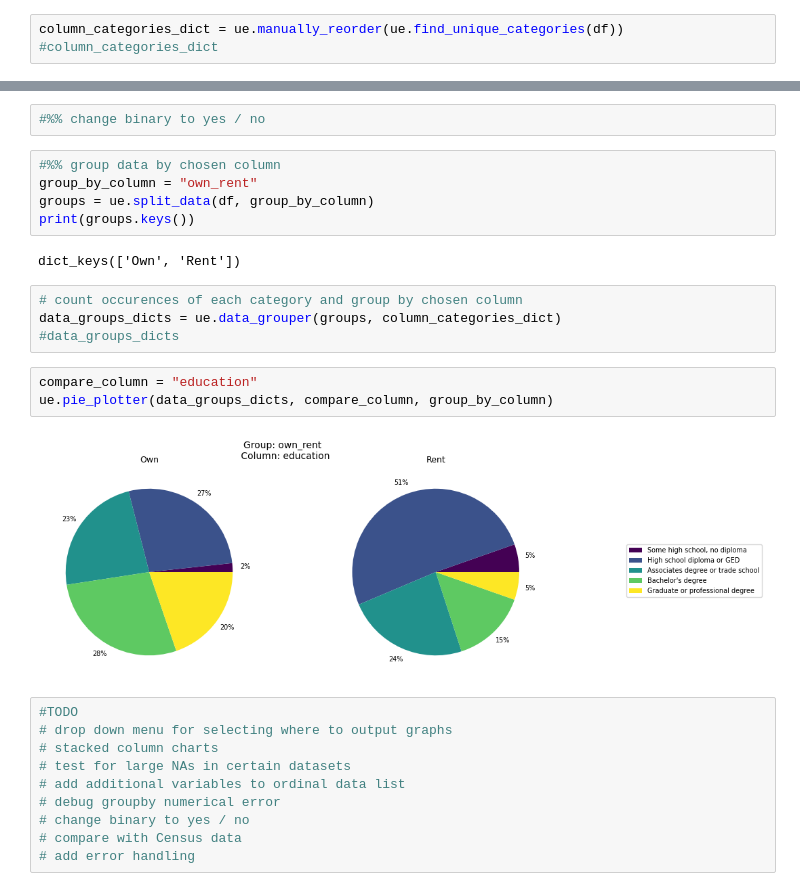
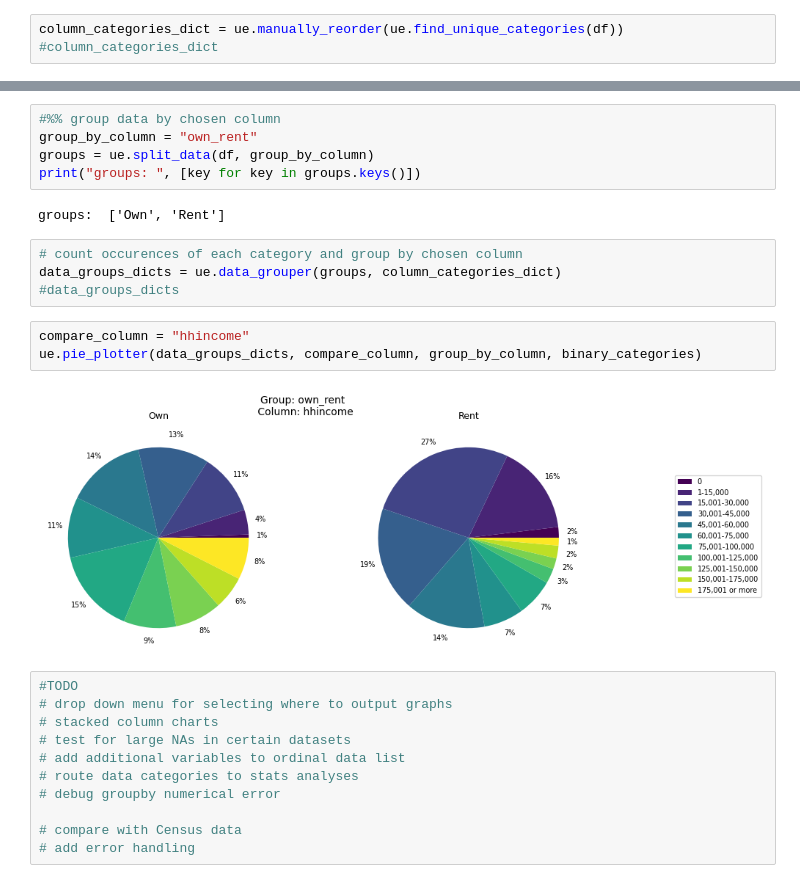
Before and after one commit to pnnl/NEI, a Jupyter notebook: RED/UPGRADE_E_Data.ipynb, the cells around one changed output, grey strips where cells are left out. Saved outputs shown, nothing was run; the diff lists cells and outputs as text.

```diff
--- a/RED/UPGRADE_E_Data.ipynb
+++ b/RED/UPGRADE_E_Data.ipynb
@@ -77,31 +68,30 @@ Binary:  ['upfront_cost', 'unclear_cost_benefit', 'hard_to_find_materials', 'har
 Numeric:  ['children', 'age18_64', 'age65plus', 'hh_size2']
 Ordinal:  ['reported_age', 'education', 'hhincome', 'mortgagerentbins', 'homeyrs', 'yrbuilt', 'homesqft', 'energyexpenses']
 Nominal:  ['own_rent', 'userlanguage', 'hometype', 'gender', 'ethnicity_all', 'mortgagerent', 'heatsource', 'waterheatsource', 'electricgasbill']
-# %%
-#%% change binary to yes / no
 # %%
 #%% group data by chosen column
 group_by_column = "own_rent"
 groups = ue.split_data(df, group_by_column)
-print(groups.keys())
+print("groups: ", [key for key in groups.keys()])
 # %% [output]
-dict_keys(['Own', 'Rent'])
+groups:  ['Own', 'Rent']
 # %%
 # count occurences of each category and group by chosen column
 data_groups_dicts = ue.data_grouper(groups, column_categories_dict)
 #data_groups_dicts
 # %%
-compare_column = "education"
-ue.pie_plotter(data_groups_dicts, compare_column, group_by_column)
+compare_column = "hhincome"
+ue.pie_plotter(data_groups_dicts, compare_column, group_by_column, binary_categories)
 # %% [output]
-[figure, old version]
+[figure, new version]
 # %%
 #TODO
 # drop down menu for selecting where to output graphs
 # stacked column charts
 # test for large NAs in certain datasets
 # add additional variables to ordinal data list
+# route data categories to stats analyses
 # debug groupby numerical error
-# change binary to yes / no
+
 # compare with Census data
 # add error handling
```
Also changed, not shown: parts of 3 cells of this notebook, 1 other file.
